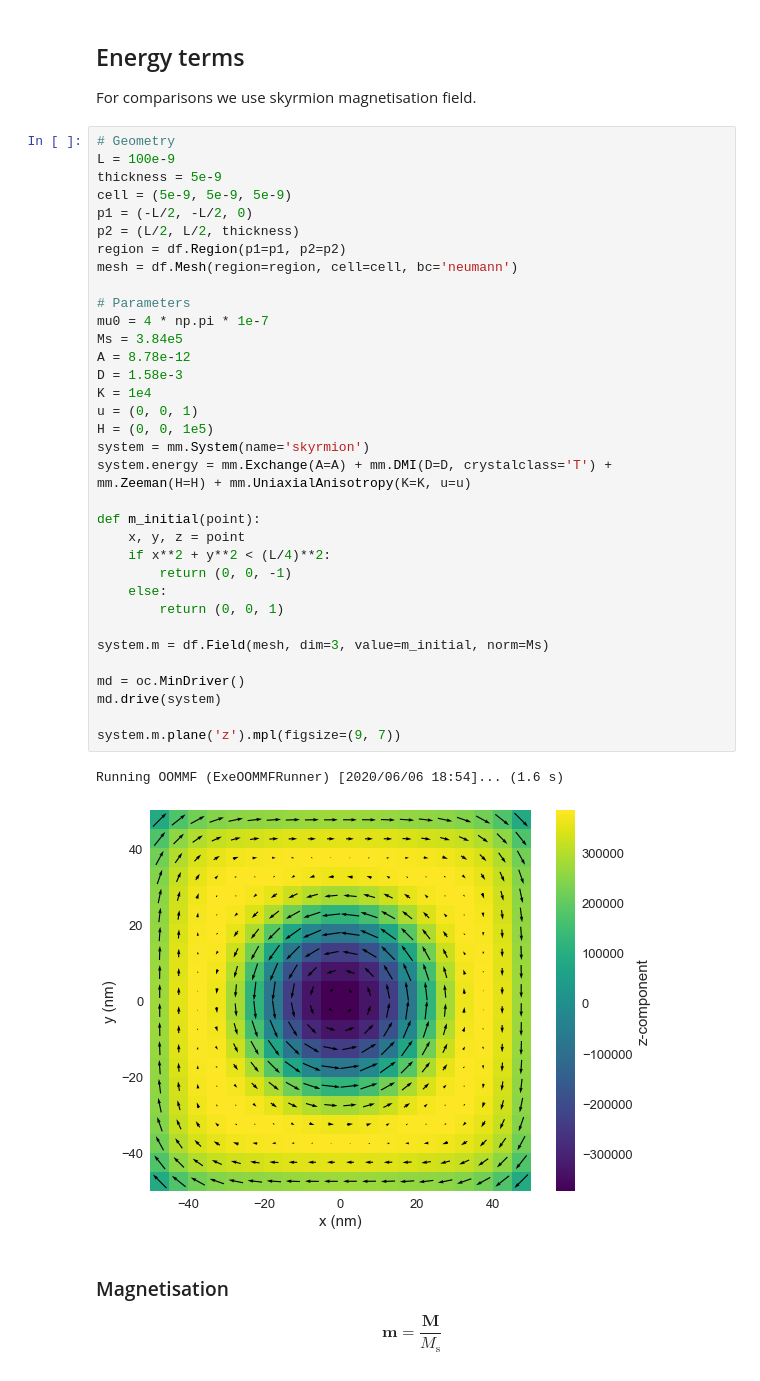
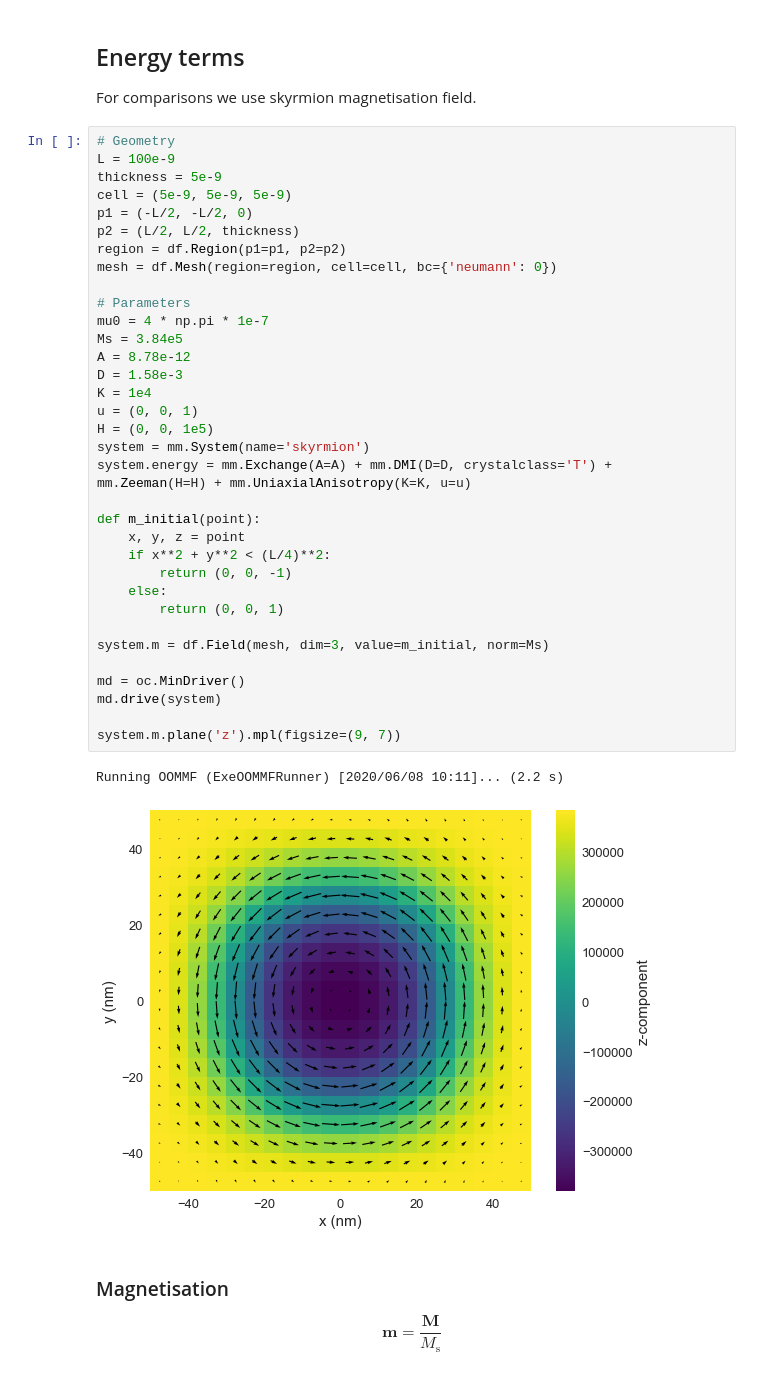
Before and after one commit to ubermag/discretisedfield, a Jupyter notebook: dev/operation-comparisons.ipynb, the cells around one changed output. Drawn from its saved outputs; the diff is of its cells as text.

```diff
--- a/dev/operation-comparisons.ipynb
+++ b/dev/operation-comparisons.ipynb
@@ -18,36 +18,36 @@ thickness = 5e-9
 cell = (5e-9, 5e-9, 5e-9)
 p1 = (-L/2, -L/2, 0)
 p2 = (L/2, L/2, thickness)
 region = df.Region(p1=p1, p2=p2)
-mesh = df.Mesh(region=region, cell=cell, bc='neumann')
+mesh = df.Mesh(region=region, cell=cell, bc={'neumann': 0})
 
 # Parameters
 mu0 = 4 * np.pi * 1e-7
 Ms = 3.84e5
 A = 8.78e-12
 D = 1.58e-3
 K = 1e4
 u = (0, 0, 1)
 H = (0, 0, 1e5)
 system = mm.System(name='skyrmion')
 system.energy = mm.Exchange(A=A) + mm.DMI(D=D, crystalclass='T') + mm.Zeeman(H=H) + mm.UniaxialAnisotropy(K=K, u=u)
 
 def m_initial(point):
     x, y, z = point
     if x**2 + y**2 < (L/4)**2:
         return (0, 0, -1)
     else:
         return (0, 0, 1)
 
 system.m = df.Field(mesh, dim=3, value=m_initial, norm=Ms)
 
 md = oc.MinDriver()
 md.drive(system)
 
 system.m.plane('z').mpl(figsize=(9, 7))
 # %% [output]
-Running OOMMF (ExeOOMMFRunner) [2020/06/06 18:54]... (1.6 s)
+Running OOMMF (ExeOOMMFRunner) [2020/06/08 10:11]... (2.2 s)
-[figure, old version]
+[figure, new version]
 # %% [markdown]
 ### Magnetisation
 
```
Also changed, not shown: parts of 17 cells of this notebook, 2 other files.
